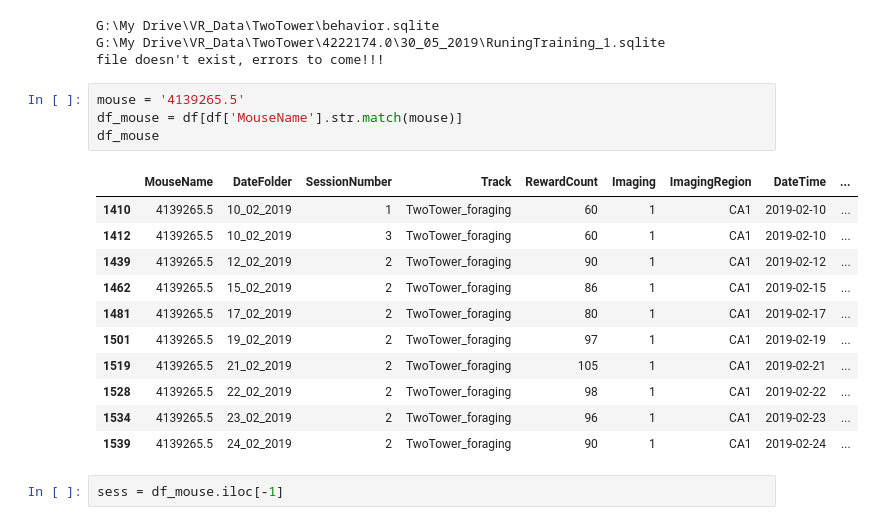
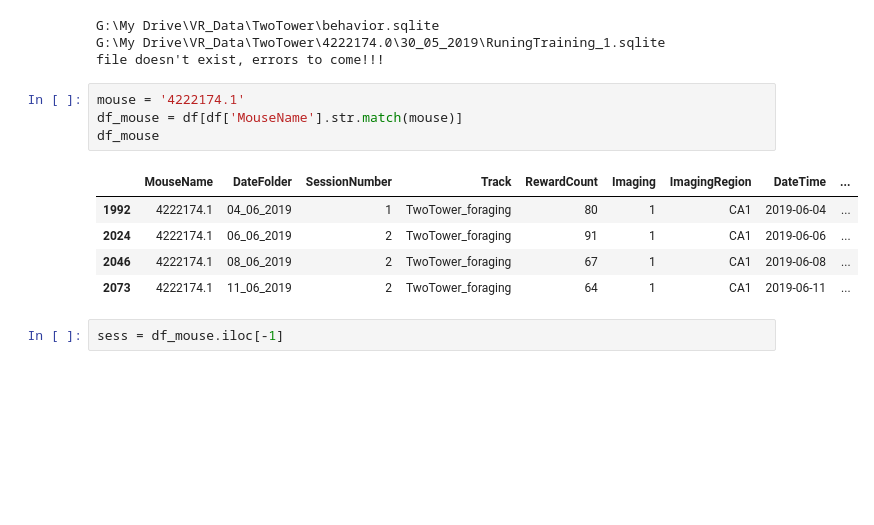
Before and after one commit to GiocomoLab/MightyMorphingPhotonRangers, a Jupyter notebook: SimMats/RealTimePopSim.ipynb, the cells around one changed output. Drawn from its saved outputs; the diff is of its cells as text; blank space fills up the shorter version.

```diff
--- a/SimMats/RealTimePopSim.ipynb
+++ b/SimMats/RealTimePopSim.ipynb
@@ -31,21 +31,15 @@ G:\My Drive\VR_Data\TwoTower\behavior.sqlite
 G:\My Drive\VR_Data\TwoTower\4222174.0\30_05_2019\RuningTraining_1.sqlite
 file doesn't exist, errors to come!!!
 # %%
-mouse = '4139265.5'
+mouse = '4222174.1'
 df_mouse = df[df['MouseName'].str.match(mouse)]
 df_mouse
 # %% [output]
 |  | MouseName | DateFolder | SessionNumber | Track | RewardCount | Imaging | ImagingRegion | DateTime | ... |
-| 1410 | 4139265.5 | 10_02_2019 | 1 | TwoTower_foraging | 60 | 1 | CA1 | 2019-02-10 | ... |
-| 1412 | 4139265.5 | 10_02_2019 | 3 | TwoTower_foraging | 60 | 1 | CA1 | 2019-02-10 | ... |
-| 1439 | 4139265.5 | 12_02_2019 | 2 | TwoTower_foraging | 90 | 1 | CA1 | 2019-02-12 | ... |
-| 1462 | 4139265.5 | 15_02_2019 | 2 | TwoTower_foraging | 86 | 1 | CA1 | 2019-02-15 | ... |
-| 1481 | 4139265.5 | 17_02_2019 | 2 | TwoTower_foraging | 80 | 1 | CA1 | 2019-02-17 | ... |
-| 1501 | 4139265.5 | 19_02_2019 | 2 | TwoTower_foraging | 97 | 1 | CA1 | 2019-02-19 | ... |
-| 1519 | 4139265.5 | 21_02_2019 | 2 | TwoTower_foraging | 105 | 1 | CA1 | 2019-02-21 | ... |
-| 1528 | 4139265.5 | 22_02_2019 | 2 | TwoTower_foraging | 98 | 1 | CA1 | 2019-02-22 | ... |
-| 1534 | 4139265.5 | 23_02_2019 | 2 | TwoTower_foraging | 96 | 1 | CA1 | 2019-02-23 | ... |
-| 1539 | 4139265.5 | 24_02_2019 | 2 | TwoTower_foraging | 90 | 1 | CA1 | 2019-02-24 | ... |
+| 1992 | 4222174.1 | 04_06_2019 | 1 | TwoTower_foraging | 80 | 1 | CA1 | 2019-06-04 | ... |
+| 2024 | 4222174.1 | 06_06_2019 | 2 | TwoTower_foraging | 91 | 1 | CA1 | 2019-06-06 | ... |
+| 2046 | 4222174.1 | 08_06_2019 | 2 | TwoTower_foraging | 67 | 1 | CA1 | 2019-06-08 | ... |
+| 2073 | 4222174.1 | 11_06_2019 | 2 | TwoTower_foraging | 64 | 1 | CA1 | 2019-06-11 | ... |
 # %%
 sess = df_mouse.iloc[-1]
 # %%
```
Also changed, not shown: parts of 7 cells of this notebook, 4 other files.
